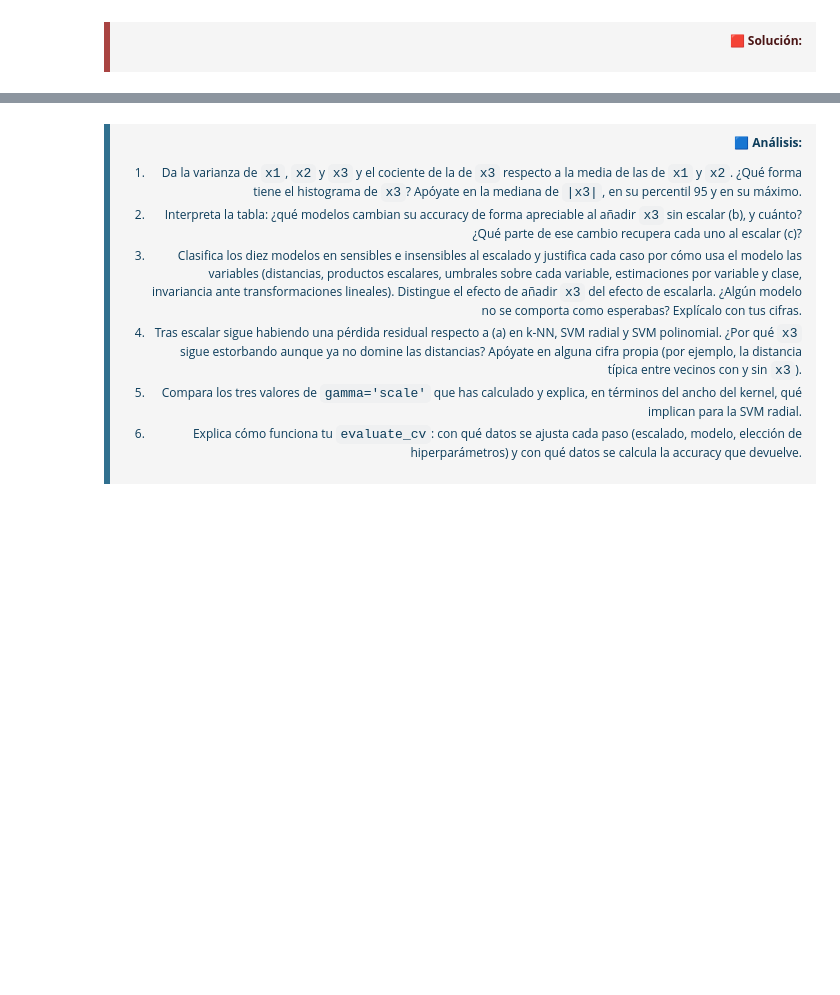
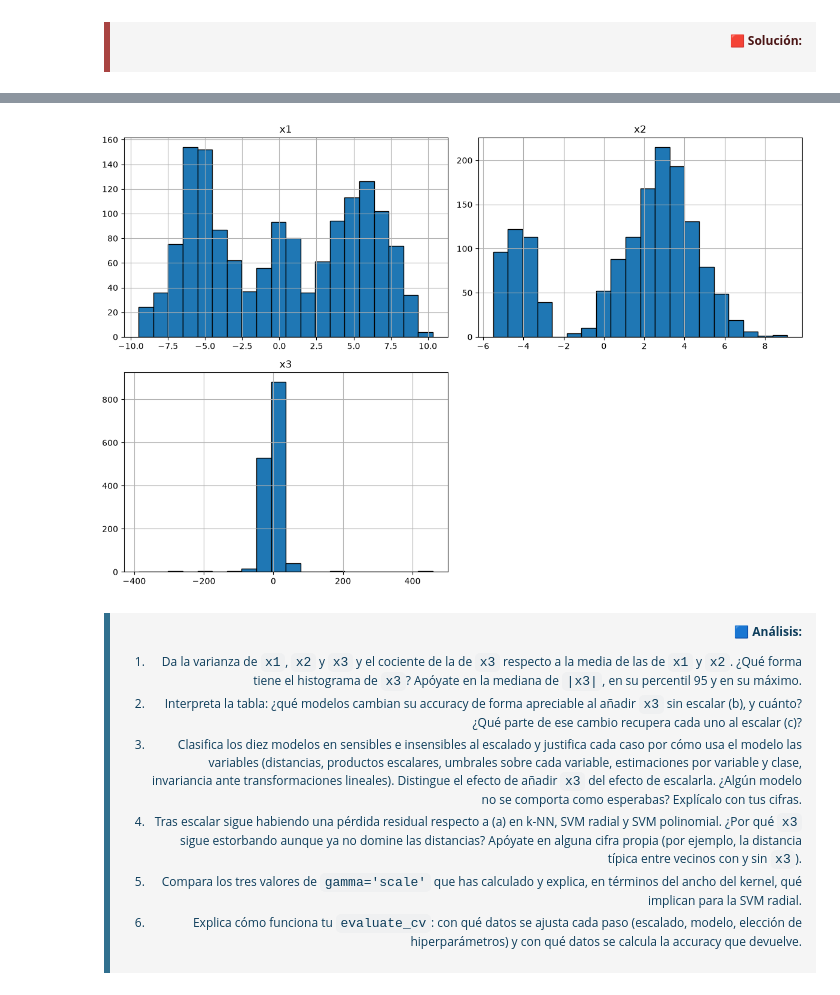
Before and after one commit to Axton-Industries/Aprendizaje-Automatico, a Jupyter notebook: PEC3/M2_891_20262_PEC3_Enunciado.ipynb, the cells around one changed output, grey strips where cells are left out. Saved outputs shown, nothing was run; the diff lists cells and outputs as text; code cells hidden in the pictures; blank space fills up the shorter version.

Commit message:
fix: sol error de ruta conda con hist()

```diff
--- a/PEC3/M2_891_20262_PEC3_Enunciado.ipynb
+++ b/PEC3/M2_891_20262_PEC3_Enunciado.ipynb
@@ -212,3 +212,18 @@ Escribe el código en la celda de código bajo la caja Solución; puedes añadir
 #############################################
 # SOLUTION                                  #
 #############################################
+
+# Cargar el archivo CSV
+df = pd.read_csv('data/datos_2d.csv')
+# Creacion de los pedidos
+X2 = df[['x1','x2']].values
+X3 = df[['x1','x2','x3']].values
+y = df['clase'].values
+
+# Analisis previo de los datos
+resumen = pd.DataFrame({
+    'Cantidad (n)': df['clase'].value_counts(),
+    'Porcentaje (%)': (df['clase'].value_counts(normalize=True) * 100).round(2)
+})
+print("Puntos en cada clase:\n", resumen, "\n")
+print("Varianza de las variables:\n", df[['x1','x2','x3']].var())
@@ -215,3 +243,10 @@ Escribe el código en la celda de código bajo la caja Solución; puedes añadir
+# %%
+# Dibuja los histogramas de las variables x1, x2 y x3
+df[['x1', 'x2', 'x3']].hist(bins=20, figsize=(12, 8), edgecolor='black')
+plt.tight_layout()
+plt.show()
+# %% [output]
+[figure, added]
 # %% [markdown]
 <table width="100%"><tr><td bgcolor="#d9edf7" style="border-left:6px solid #31708f; color:#0c3c5a; padding:10px 14px;">
 
```
Also changed, not shown: parts of 4 cells of this notebook.
